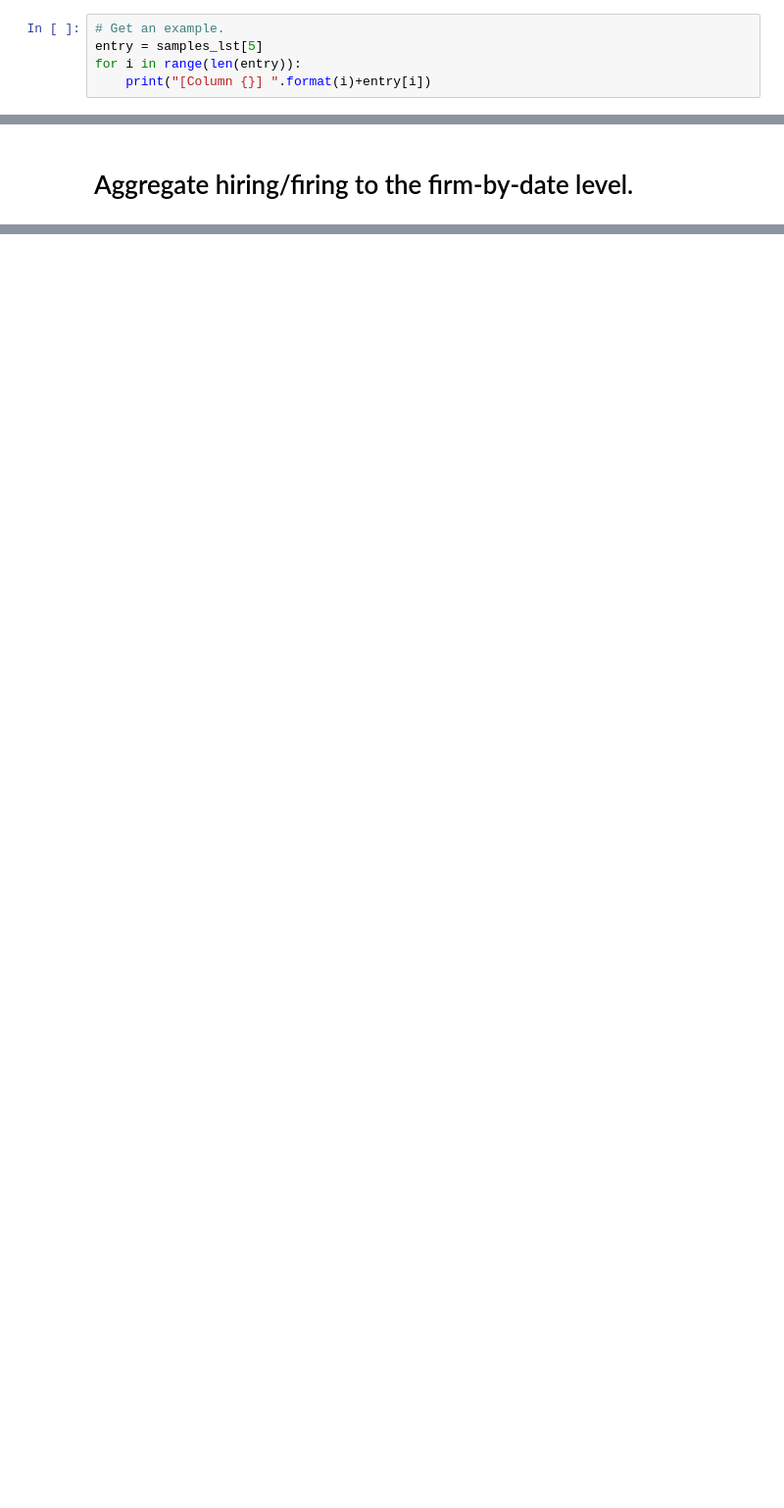
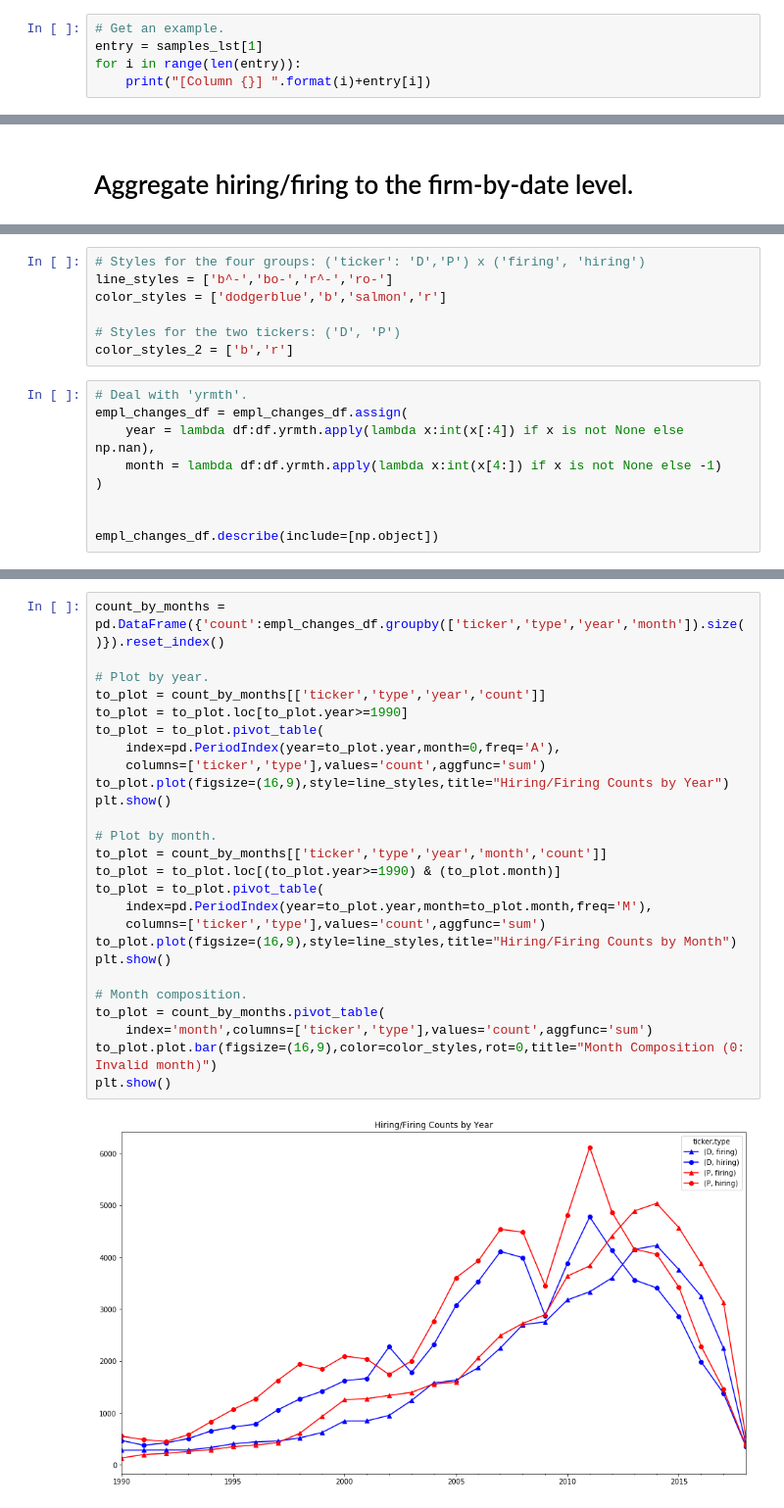
Before and after one commit to hodsonjames/employment, a Jupyter notebook: tech-jobs/Summary Statistics.ipynb, the cells around one changed output, grey strips where cells are left out. Shown at 98% size. Drawn from its saved outputs; the diff is of its cells as text; blank space fills up the shorter version.

Commit message:
Update the code to perform plottings. (Unfinished)

```diff
--- a/tech-jobs/Summary Statistics.ipynb
+++ b/tech-jobs/Summary Statistics.ipynb
@@ -109,6 +99,6 @@ entries_df
 # %%
 # Get an example.
-entry = samples_lst[5]
+entry = samples_lst[1]
 for i in range(len(entry)):
     print("[Column {}] ".format(i)+entry[i])
 # %% [output]
@@ -179,0 +288,16 @@ with open(empl_file,"rb") as f:
+# %%
+# Styles for the four groups: ('ticker': 'D','P') x ('firing', 'hiring')
+line_styles = ['b^-','bo-','r^-','ro-']
+color_styles = ['dodgerblue','b','salmon','r']
+
+# Styles for the two tickers: ('D', 'P')
+color_styles_2 = ['b','r']
+# %%
+# Deal with 'yrmth'.
+empl_changes_df = empl_changes_df.assign(
+    year = lambda df:df.yrmth.apply(lambda x:int(x[:4]) if x is not None else np.nan),
+    month = lambda df:df.yrmth.apply(lambda x:int(x[4:]) if x is not None else -1)
+)
+
+
+empl_changes_df.describe(include=[np.object])
@@ -179,0 +313,28 @@ with open(empl_file,"rb") as f:
+# %%
+count_by_months = pd.DataFrame({'count':empl_changes_df.groupby(['ticker','type','year','month']).size()}).reset_index()
+
+# Plot by year.
+to_plot = count_by_months[['ticker','type','year','count']]
+to_plot = to_plot.loc[to_plot.year>=1990]
+to_plot = to_plot.pivot_table(
+    index=pd.PeriodIndex(year=to_plot.year,month=0,freq='A'),
+    columns=['ticker','type'],values='count',aggfunc='sum')
+to_plot.plot(figsize=(16,9),style=line_styles,title="Hiring/Firing Counts by Year")
+plt.show()
+
+# Plot by month.
+to_plot = count_by_months[['ticker','type','year','month','count']]
+to_plot = to_plot.loc[(to_plot.year>=1990) & (to_plot.month)]
+to_plot = to_plot.pivot_table(
+    index=pd.PeriodIndex(year=to_plot.year,month=to_plot.month,freq='M'),
+    columns=['ticker','type'],values='count',aggfunc='sum')
+to_plot.plot(figsize=(16,9),style=line_styles,title="Hiring/Firing Counts by Month")
+plt.show()
+
+# Month composition.
+to_plot = count_by_months.pivot_table(
+    index='month',columns=['ticker','type'],values='count',aggfunc='sum')
+to_plot.plot.bar(figsize=(16,9),color=color_styles,rot=0,title="Month Composition (0: Invalid month)")
+plt.show()
+# %% [output]
+[figure, added]
```
Also changed, not shown: parts of 19 cells of this notebook.
